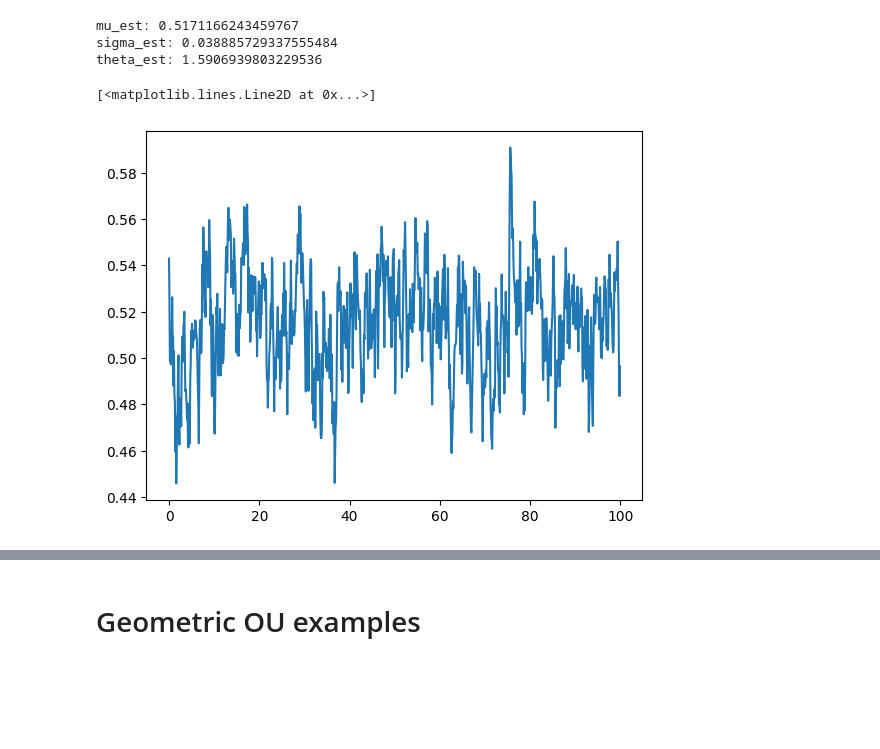
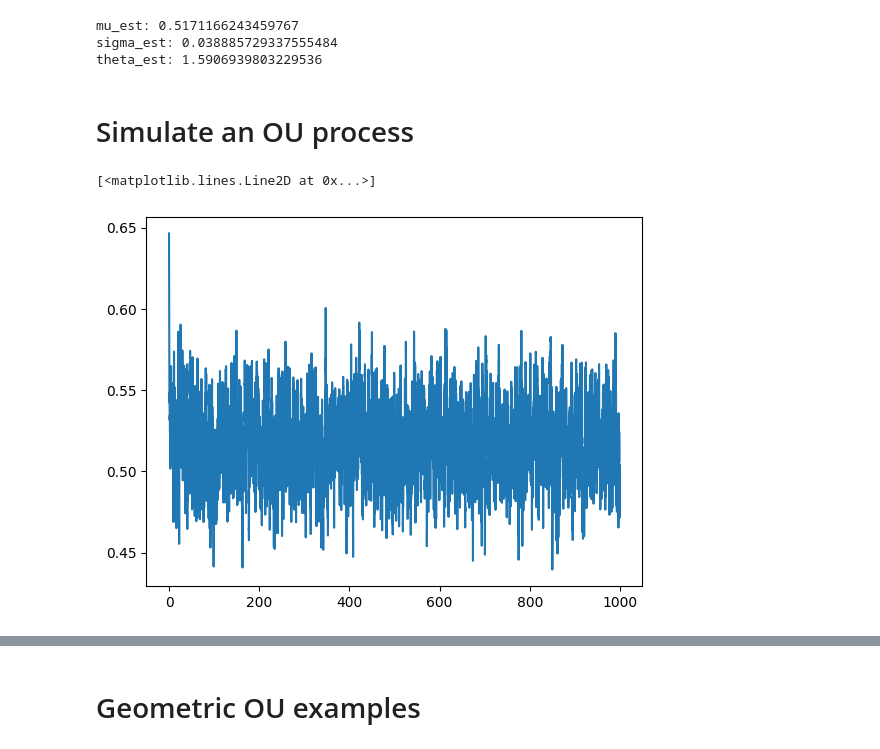
Before and after one commit to lawgorithm/timeseries, a Jupyter notebook: Simulate_an_OU_process.ipynb, the cells around one changed output, grey strips where cells are left out. Drawn from its saved outputs; the diff is of its cells as text; code cells hidden in the pictures; blank space fills up the shorter version.

```diff
--- a/Simulate_an_OU_process.ipynb
+++ b/Simulate_an_OU_process.ipynb
@@ -76,21 +73,27 @@ print("theta_est:", theta_est)
 mu_est: 0.5171166243459767
 sigma_est: 0.038885729337555484
 theta_est: 1.5906939803229536
+# %% [markdown]
+# Simulate an OU process
 # %%
 # Parameters
 
-T = 100 # time duration, e.g. 100 days
+mu_sim = mu_est
+sigma_sim = sigma_est
+theta_sim = theta_est
+T = int(1e3) # time duration, e.g. 100 days
 dt = 0.1 # "mesh size" of the time step. E.g.
-x0 = 1.05 * mu_est # Initial value
-num_simulations = 1000
+x0 = 1.25 * mu_est # Initial value
 t_vec = t_vector(T, dt)
 # %%
-example_OU_draw = simulate_ou(mu_est, theta_est, sigma_est, t_vec, dt, x0)
+# Simulate an OU process
+
+example_OU_draw = simulate_ou(mu_sim, theta_sim, sigma_sim, t_vec, dt, x0)
 # Plot forecasts
 plt.plot(
     t_vec,
     example_OU_draw,
     label='Example Draw of the OU stochastic process')
 # %% [output]
 [<matplotlib.lines.Line2D at 0x...>]
-[figure, old version]
+[figure, new version]
```
Also changed, not shown: parts of 15 cells of this notebook.
